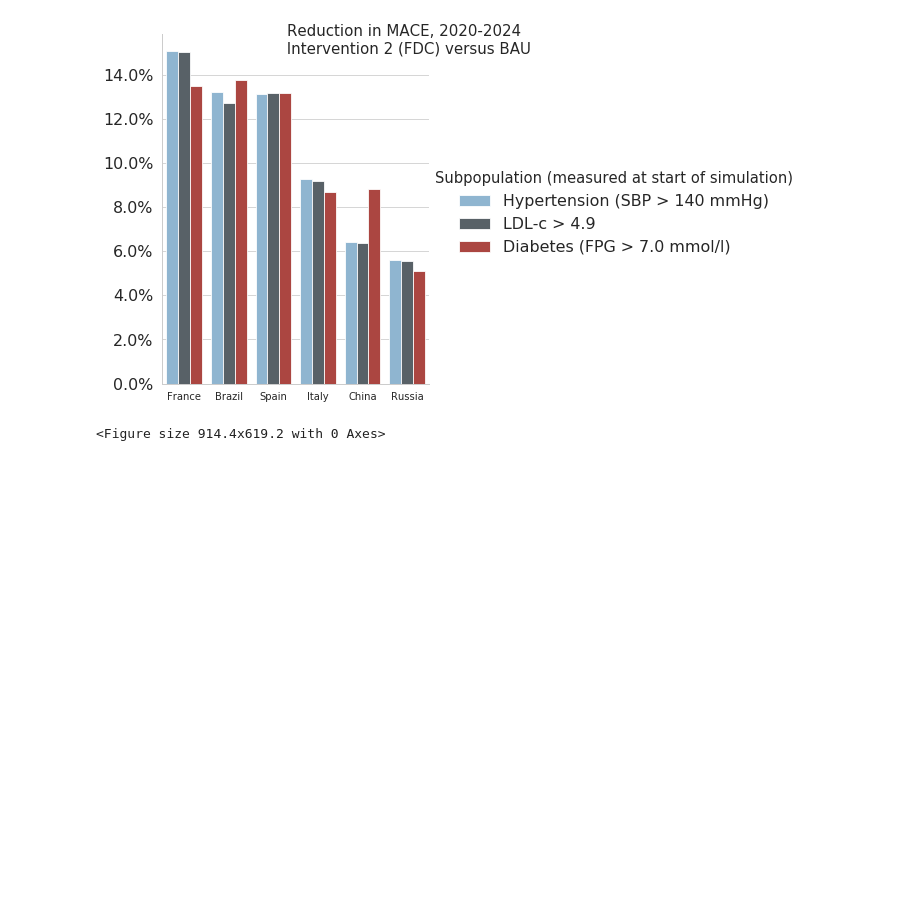
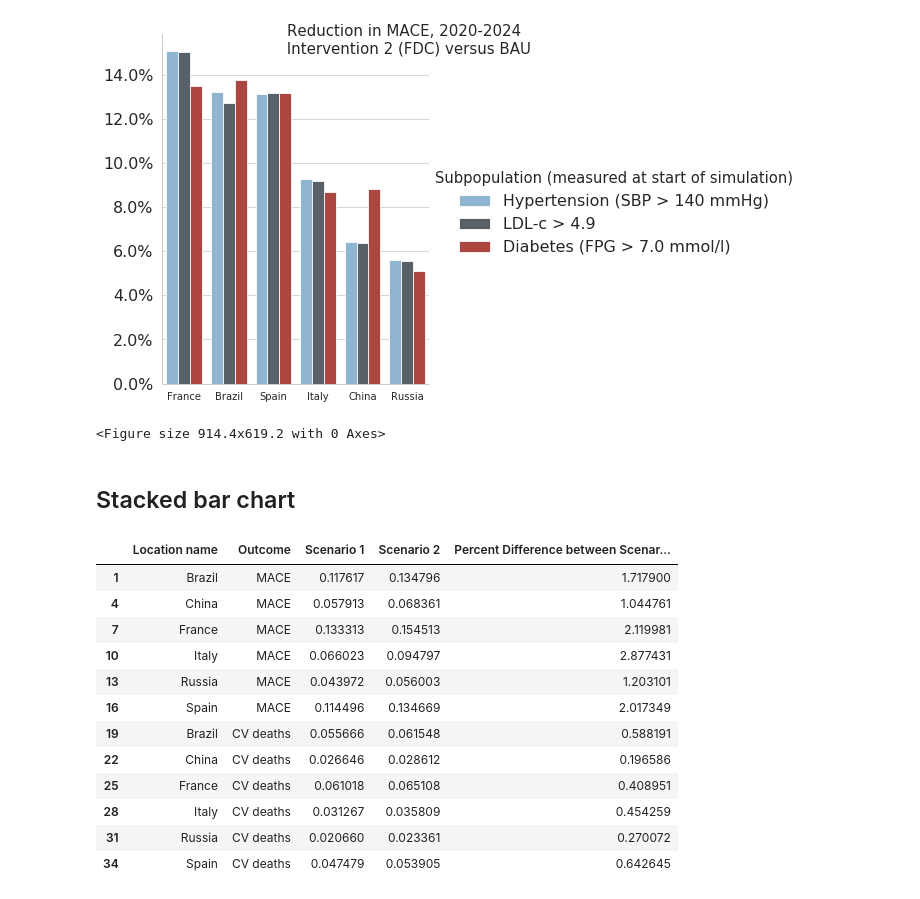
Before and after one commit to ihmeuw/vivarium_csu_zenon, a Jupyter notebook: src/vivarium_csu_zenon/results_processing/reduction_in_mace_and_cv_deaths_bubble_and_bar_charts.ipynb, the cells around one changed output. Cells and saved outputs as stored; diff of their text form; code cells hidden in the pictures; blank space fills up the shorter version.

```diff
--- a/src/vivarium_csu_zenon/results_processing/reduction_in_mace_and_cv_deaths_bubble_and_bar_charts.ipynb
+++ b/src/vivarium_csu_zenon/results_processing/reduction_in_mace_and_cv_deaths_bubble_and_bar_charts.ipynb
@@ -196,3 +173,44 @@ reduction_in_outcomes_barchart(data_source)
 <Figure size 914.4x619.2 with 0 Axes>
 [figure]
 <Figure size 914.4x619.2 with 0 Axes>
+# %% [markdown]
+## Stacked bar chart
+# %%
+zenon_data_output = pd.read_excel('Zenon Data Output - May 2020.xlsx', sheet_name='full_data_output_table')
+zenon_data_output_bar_chart = zenon_data_output[(zenon_data_output['Age group'] == '40+') & (zenon_data_output['Sex'] == 'Both') & (zenon_data_output['Subpopulation (measured at start of simulation)'] == 'Entire population')]
+mace_data_source = zenon_data_output_bar_chart[(zenon_data_output_bar_chart['Outcome'] == 'Incidence of IHD') | (zenon_data_output_bar_chart['Outcome'] == 'Incidence of Ischemic stroke')]
+mace_data_source = mace_data_source.groupby(['Location name', 'Subpopulation (measured at start of simulation)', 'Age group', 'Sex', 'Scenario']).sum().reset_index()
+mace_data_source['Outcome'] = 'MACE'
+cv_deaths_data_source = zenon_data_output_bar_chart[(zenon_data_output_bar_chart['Outcome'] =='Mortality due to IHD') | (zenon_data_output_bar_chart['Outcome'] =='Mortality due to Ischemic stroke')]
+cv_deaths_data_source = cv_deaths_data_source.groupby(['Location name', 'Subpopulation (measured at start of simulation)', 'Age group', 'Sex', 'Scenario']).sum().reset_index()
+cv_deaths_data_source['Outcome'] = 'CV deaths'
+barchart_data_set = pd.concat([mace_data_source, cv_deaths_data_source])
+barchart_data_set['Year'] = '2020-2024'
+data_source_bau = barchart_data_set[(barchart_data_set['Scenario'] == 'Business as Usual')]
+shared_columns = ['Location name', 'Year', 'Subpopulation (measured at start of simulation)', 'Age group', 'Sex', 'Outcome']
+data_source = pd.merge(barchart_data_set, data_source_bau[['Location name', 'Year', 'Subpopulation (measured at start of simulation)', 'Age group', 'Sex', 'Outcome', 'Population counts estimate', 'Population counts- difference from baseline estimate']], left_on=shared_columns, right_on=shared_columns, how='left')
+data_source['Percent Difference from BAU'] = data_source.apply(lambda row: (row['Population counts- difference from baseline estimate_x']/ row['Population counts estimate_y']),axis=1)
+data_source = data_source.rename(columns={'Population counts- difference from baseline estimate_x':'Population counts- difference from baseline estimate'})
+data_source_scen2 = data_source[(data_source['Scenario'] == 'Intervention 2 (FDC)')]
+shared_columns = ['Location name', 'Year', 'Subpopulation (measured at start of simulation)', 'Age group', 'Sex', 'Outcome']
+data_source = pd.merge(data_source, data_source_scen2[['Location name', 'Year', 'Subpopulation (measured at start of simulation)', 'Age group', 'Sex', 'Outcome', 'Percent Difference from BAU']], left_on=shared_columns, right_on=shared_columns, how='left')
+data_source = data_source[(data_source['Scenario'] == 'Intervention 1 (multiple pills)')]
+data_source = data_source.rename(columns={'Percent Difference from BAU_x':'Scenario 1', 'Percent Difference from BAU_y':'Scenario 2'})
+data_source = data_source[['Location name', 'Outcome', 'Scenario 1', 'Scenario 2']]
+data_source['Percent Difference between Scenario 1 and 2'] = data_source.apply(lambda row: ((row['Scenario 2'] - row['Scenario 1'])*100),axis=1)
+# %%
+data_source
+# %% [output]
+|  | Location name | Outcome | Scenario 1 | Scenario 2 | Percent Difference between Scenar... |
+| 1 | Brazil | MACE | 0.117617 | 0.134796 | 1.717900 |
+| 4 | China | MACE | 0.057913 | 0.068361 | 1.044761 |
+| 7 | France | MACE | 0.133313 | 0.154513 | 2.119981 |
+| 10 | Italy | MACE | 0.066023 | 0.094797 | 2.877431 |
+| 13 | Russia | MACE | 0.043972 | 0.056003 | 1.203101 |
+| 16 | Spain | MACE | 0.114496 | 0.134669 | 2.017349 |
+| 19 | Brazil | CV deaths | 0.055666 | 0.061548 | 0.588191 |
+| 22 | China | CV deaths | 0.026646 | 0.028612 | 0.196586 |
+| 25 | France | CV deaths | 0.061018 | 0.065108 | 0.408951 |
+| 28 | Italy | CV deaths | 0.031267 | 0.035809 | 0.454259 |
+| 31 | Russia | CV deaths | 0.020660 | 0.023361 | 0.270072 |
+| 34 | Spain | CV deaths | 0.047479 | 0.053905 | 0.642645 |
```
Also changed, not shown: parts of 21 cells of this notebook.
